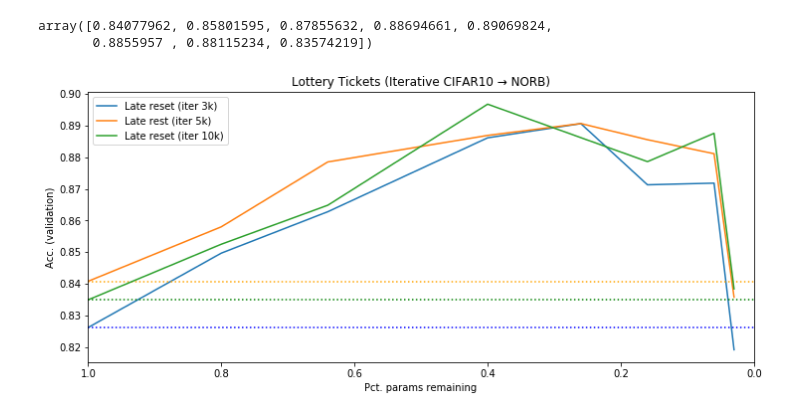
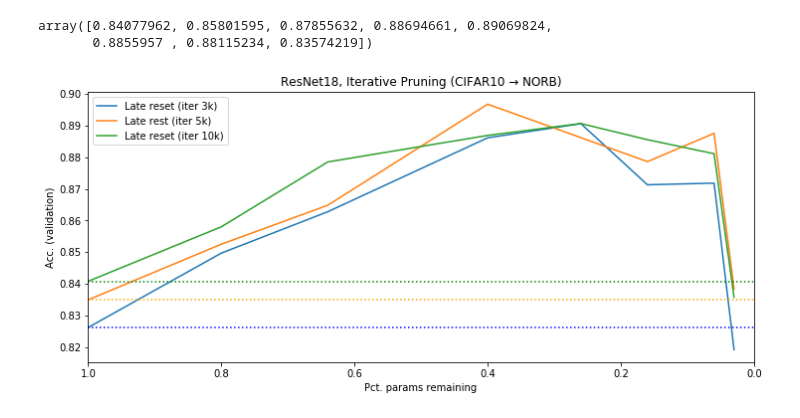
Before and after one commit to rahulsmehta/sparsity-experiments, a Jupyter notebook: experiments/iterative_pruning.ipynb, the cells around one changed output. Drawn from its saved outputs; the diff is of its cells as text; code cells hidden in the pictures.

```diff
--- a/experiments/iterative_pruning.ipynb
+++ b/experiments/iterative_pruning.ipynb
@@ -821,21 +821,21 @@ array([0.84077962, 0.85801595, 0.87855632, 0.88694661, 0.89069824,
 # %%
 x = [1., 0.8, 0.64, 0.4, 0.26, 0.16, 0.06, 0.03]
 ax = plt.subplot()
 ax.plot(x, data_matrix_norb[16],label='Late reset (iter 3k)')
 ax.axhline(data_matrix_norb[16,0], linestyle=':', color='b')
-ax.plot(x, data_matrix_norb[45],label='Late rest (iter 5k)')
-ax.axhline(data_matrix_norb[45,0], linestyle=':', color='orange')
-ax.plot(x, data_matrix_norb[20],label='Late reset (iter 10k)')
-ax.axhline(data_matrix_norb[20,0], linestyle=':', color='g')
+ax.plot(x, data_matrix_norb[20],label='Late rest (iter 5k)')
+ax.axhline(data_matrix_norb[20,0], linestyle=':', color='orange')
+ax.plot(x, data_matrix_norb[45],label='Late reset (iter 10k)')
+ax.axhline(data_matrix_norb[45,0], linestyle=':', color='g')
 ax.invert_xaxis()
 plt.legend()
 plt.xlim((1.,0.))
-plt.title('Lottery Tickets (Iterative CIFAR10 → NORB)')
+plt.title('ResNet18, Iterative Pruning (CIFAR10 → NORB)')
 plt.ylabel('Acc. (validation)')
 plt.xlabel('Pct. params remaining')
 plt.show()
 # %% [output]
-[figure, old version]
+[figure, new version]
 # %%
 accs_2 = np.array(norb_2['val_accs'])
 losses_2 = np.array(norb_2['val_losses'])
```
Also changed, not shown: parts of 15 cells of this notebook, 20 other files.
